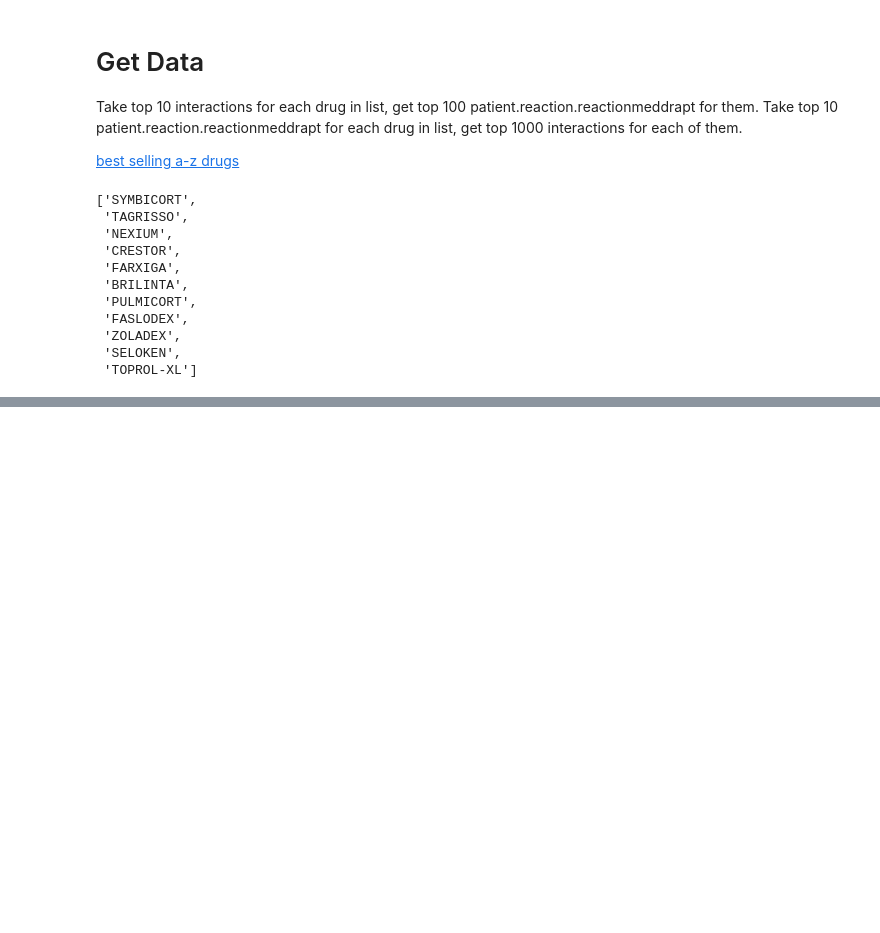
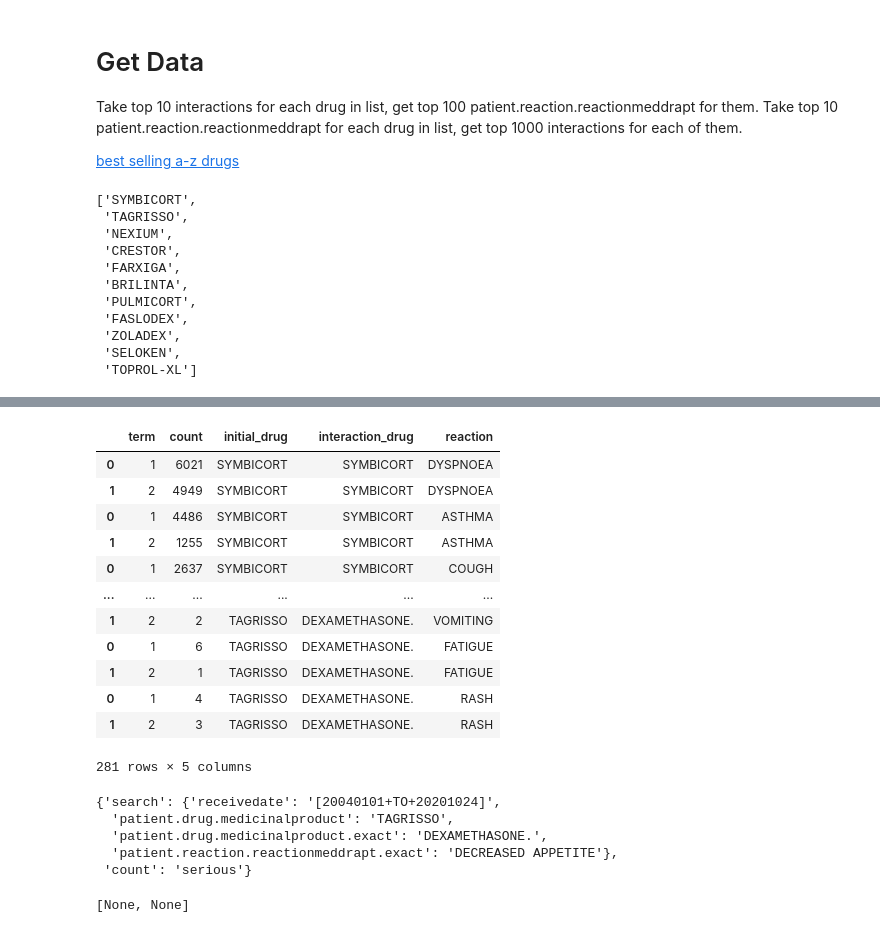
Before and after one commit to cshwery/faers_ml, a Jupyter notebook: notebooks/1.1-ces-faers_exploration.ipynb, the cells around one changed output, grey strips where cells are left out. Cells and saved outputs as stored; diff of their text form; code cells hidden in the pictures; blank space fills up the shorter version.

```diff
--- a/notebooks/1.1-ces-faers_exploration.ipynb
+++ b/notebooks/1.1-ces-faers_exploration.ipynb
@@ -35,16 +54,20 @@ A_Z_drugs
 # %%
-params_100 = {'search': {'receivedate': '[20040101+TO+20201024]'}#,'patient.drug.medicinalproduct':'symbicort'.upper()}
-          #, 'count':'patient.drug.medicinalproduct'
-        ,'limit':100}
+params_1000 = {'search': {'receivedate': '[20040101+TO+20201024]'}#,'patient.drug.medicinalproduct':'symbicort'.upper()}
+               #, 'count':'patient.drug.medicinalproduct'
+               ,'limit':1000
+              }
+params_10 = {'search': {'receivedate': '[20040101+TO+20201024]'}#,'patient.drug.medicinalproduct':'symbicort'.upper()}
+             #, 'count':'patient.drug.medicinalproduct'
+             ,'limit':10
+            }
 params_10_interacts = {'search': {'receivedate': '[20040101+TO+20201024]'}#,'patient.drug.medicinalproduct':'symbicort'.upper()}
-          , 'count':'patient.drug.medicinalproduct.exact'
-        ,'limit':10}
+                       , 'count':'patient.drug.medicinalproduct.exact'
+                       , 'limit':11
+                      } #11 because drug will be listed in the results
 params_10_reacts = {'search': {'receivedate': '[20040101+TO+20201024]'}#,'patient.drug.medicinalproduct':'symbicort'.upper()}
-          , 'count':'patient.reaction.reactionmeddrapt.exact'
-        ,'limit':10}
+                    , 'count':'patient.reaction.reactionmeddrapt.exact'
+                    , 'limit':10
+                   }
+params_serious = {'search': {'receivedate': '[20040101+TO+20201024]'}#,'patient.drug.medicinalproduct':'symbicort'.upper()}
+                  , 'count':'serious'
+                 }
-# %%
-for drug in A_Z_drugs:
-    #Get top 10 interactions
-    params_10_interacts['search'].update({'patient.drug.medicinalproduct':drug})
-    resp = faersApi.make_call(params_10_interacts)
-    break
@@ -50,0 +197,29 @@ for drug in A_Z_drugs:
+# %%
+df
+# %% [output]
+|  | term | count | initial_drug | interaction_drug | reaction |
+| 0 | 1 | 6021 | SYMBICORT | SYMBICORT | DYSPNOEA |
+| 1 | 2 | 4949 | SYMBICORT | SYMBICORT | DYSPNOEA |
+| 0 | 1 | 4486 | SYMBICORT | SYMBICORT | ASTHMA |
+| 1 | 2 | 1255 | SYMBICORT | SYMBICORT | ASTHMA |
+| 0 | 1 | 2637 | SYMBICORT | SYMBICORT | COUGH |
+| ... | ... | ... | ... | ... | ... |
+| 1 | 2 | 2 | TAGRISSO | DEXAMETHASONE. | VOMITING |
+| 0 | 1 | 6 | TAGRISSO | DEXAMETHASONE. | FATIGUE |
+| 1 | 2 | 1 | TAGRISSO | DEXAMETHASONE. | FATIGUE |
+| 0 | 1 | 4 | TAGRISSO | DEXAMETHASONE. | RASH |
+| 1 | 2 | 3 | TAGRISSO | DEXAMETHASONE. | RASH |
+281 rows × 5 columns
+# %%
+init_int_react_params
+# %% [output]
+{'search': {'receivedate': '[20040101+TO+20201024]',
+  'patient.drug.medicinalproduct': 'TAGRISSO',
+  'patient.drug.medicinalproduct.exact': 'DEXAMETHASONE.',
+  'patient.reaction.reactionmeddrapt.exact': 'DECREASED APPETITE'},
+ 'count': 'serious'}
+# %%
+[res.update({'initial_drug':initial_drug,'interaction_drug':interaction_drug,'reaction':reaction})\
+                                         for res in init_int_react_results]
+# %% [output]
+[None, None]
```
Also changed, not shown: parts of 27 cells of this notebook, 5 other files.
